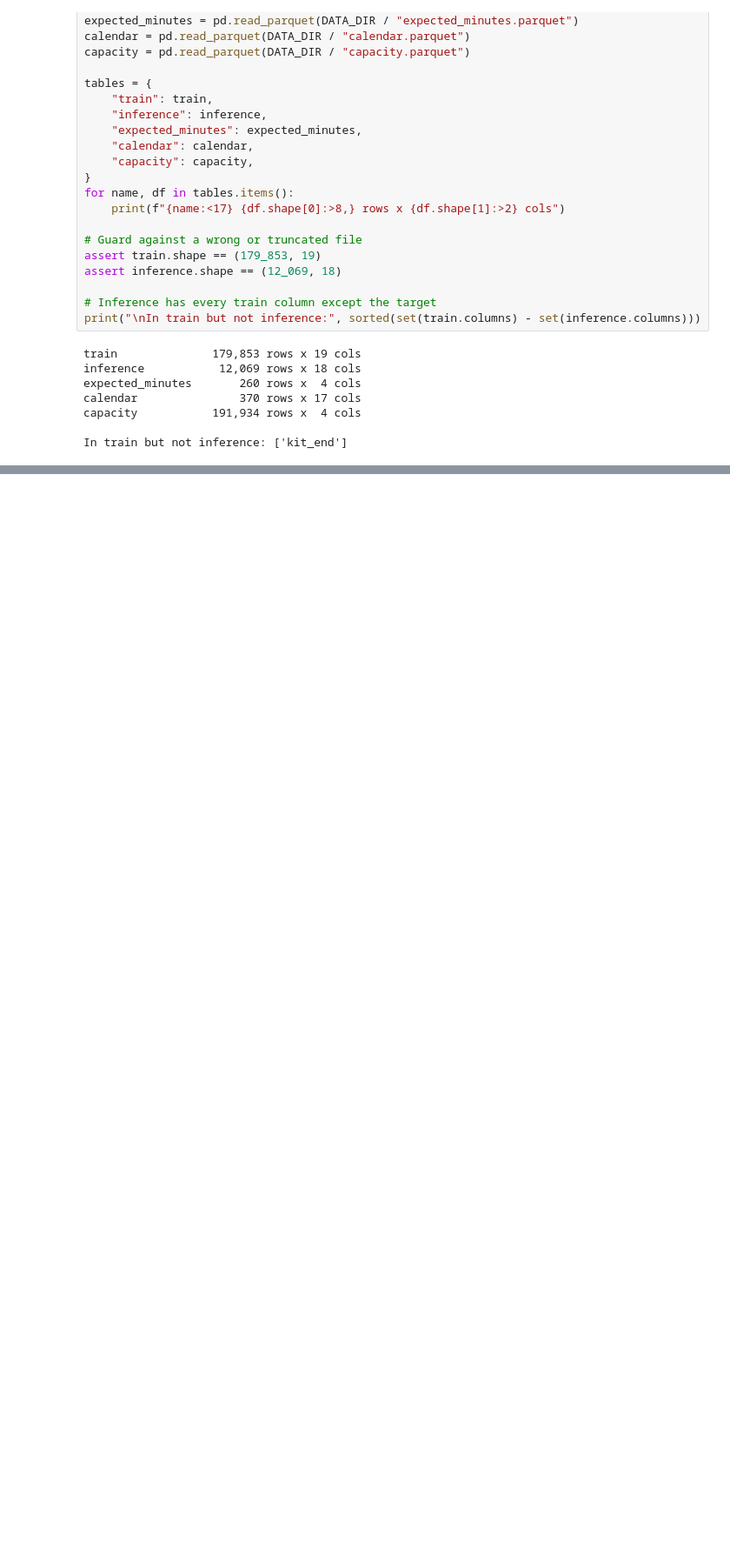
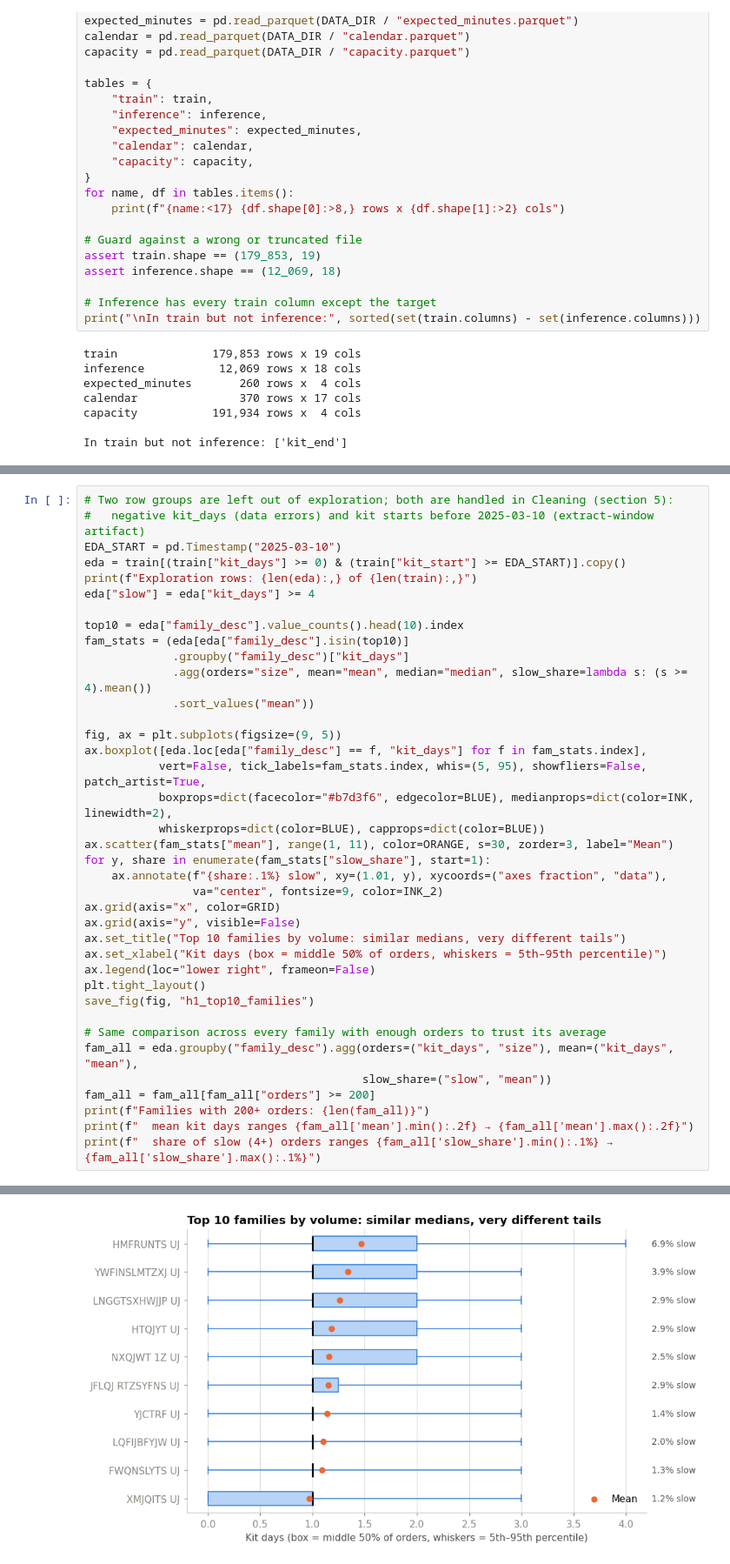
Before and after one commit to ZakirPatwa/Zakir_Patwa_DS_Case_2026, a Jupyter notebook: Zakir_Patwa_DS_Case_Notebook_2026.ipynb, the cells around one changed output, grey strips where cells are left out. Shown at 87% size. Saved outputs shown, nothing was run; the diff lists cells and outputs as text; blank space fills up the shorter version.

Commit message:
Exploration: test supply, schedule and warehouse hypotheses

```diff
--- a/Zakir_Patwa_DS_Case_Notebook_2026.ipynb
+++ b/Zakir_Patwa_DS_Case_Notebook_2026.ipynb
@@ -119,0 +233,39 @@ In train but not inference: ['kit_end']
+# %%
+# Two row groups are left out of exploration; both are handled in Cleaning (section 5):
+#   negative kit_days (data errors) and kit starts before 2025-03-10 (extract-window artifact)
+EDA_START = pd.Timestamp("2025-03-10")
+eda = train[(train["kit_days"] >= 0) & (train["kit_start"] >= EDA_START)].copy()
+print(f"Exploration rows: {len(eda):,} of {len(train):,}")
+eda["slow"] = eda["kit_days"] >= 4
+
+top10 = eda["family_desc"].value_counts().head(10).index
+fam_stats = (eda[eda["family_desc"].isin(top10)]
+             .groupby("family_desc")["kit_days"]
+             .agg(orders="size", mean="mean", median="median", slow_share=lambda s: (s >= 4).mean())
+             .sort_values("mean"))
+
+fig, ax = plt.subplots(figsize=(9, 5))
+ax.boxplot([eda.loc[eda["family_desc"] == f, "kit_days"] for f in fam_stats.index],
+           vert=False, tick_labels=fam_stats.index, whis=(5, 95), showfliers=False, patch_artist=True,
+           boxprops=dict(facecolor="#b7d3f6", edgecolor=BLUE), medianprops=dict(color=INK, linewidth=2),
+           whiskerprops=dict(color=BLUE), capprops=dict(color=BLUE))
+ax.scatter(fam_stats["mean"], range(1, 11), color=ORANGE, s=30, zorder=3, label="Mean")
+for y, share in enumerate(fam_stats["slow_share"], start=1):
+    ax.annotate(f"{share:.1%} slow", xy=(1.01, y), xycoords=("axes fraction", "data"),
+                va="center", fontsize=9, color=INK_2)
+ax.grid(axis="x", color=GRID)
+ax.grid(axis="y", visible=False)
+ax.set_title("Top 10 families by volume: similar medians, very different tails")
+ax.set_xlabel("Kit days (box = middle 50% of orders, whiskers = 5th–95th percentile)")
+ax.legend(loc="lower right", frameon=False)
+plt.tight_layout()
+save_fig(fig, "h1_top10_families")
+
+# Same comparison across every family with enough orders to trust its average
+fam_all = eda.groupby("family_desc").agg(orders=("kit_days", "size"), mean=("kit_days", "mean"),
+                                         slow_share=("slow", "mean"))
+fam_all = fam_all[fam_all["orders"] >= 200]
+print(f"Families with 200+ orders: {len(fam_all)}")
+print(f"  mean kit days ranges {fam_all['mean'].min():.2f} → {fam_all['mean'].max():.2f}")
+print(f"  share of slow (4+) orders ranges {fam_all['slow_share'].min():.1%} → {fam_all['slow_share'].max():.1%}")
+# %% [output]
@@ -119,0 +273 @@ In train but not inference: ['kit_end']
+[figure, added]
```
Also changed, not shown: parts of 22 cells of this notebook, 8 other files.
